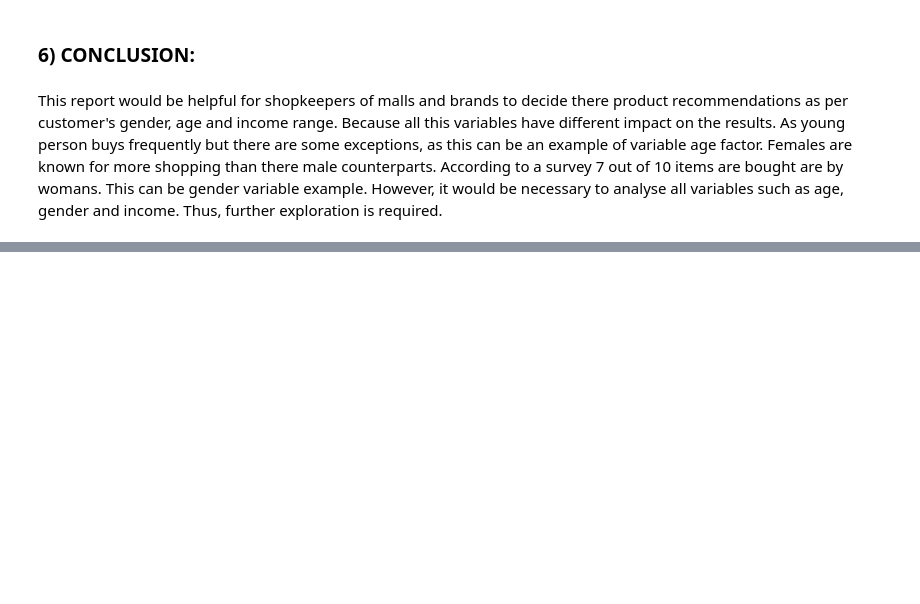
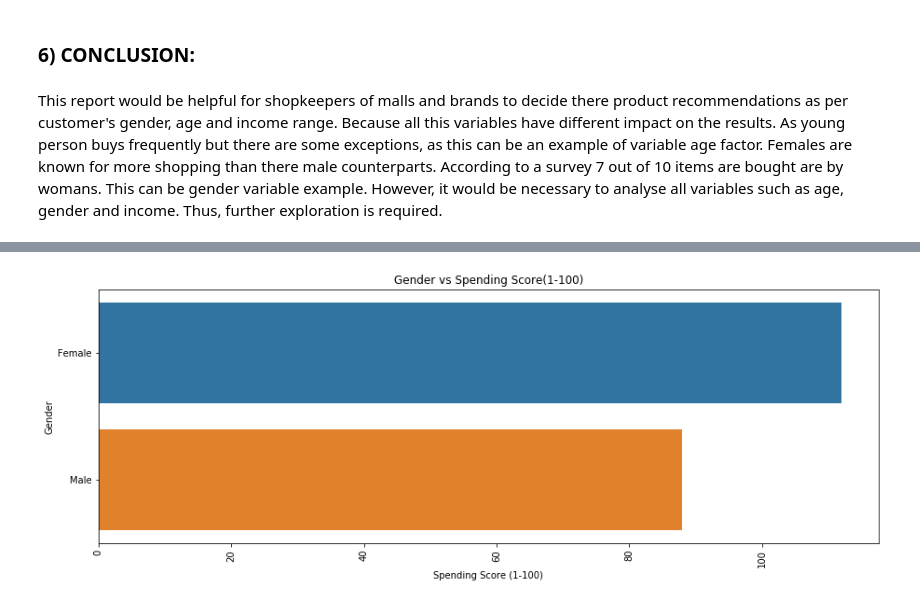
Before and after one commit to ritiksarda/Coursera_Capstone, a Jupyter notebook: FINAL CAPSTONE.ipynb, the cells around one changed output, grey strips where cells are left out. Cells and saved outputs as stored; diff of their text form; code cells hidden in the pictures; blank space fills up the shorter version.

```diff
--- a/FINAL CAPSTONE.ipynb
+++ b/FINAL CAPSTONE.ipynb
@@ -30,0 +132,20 @@ This report would be helpful for shopkeepers of malls and brands to decide there
+# %%
+# Group dataframe
+makes = df[['Gender', 'Spending Score (1-100)']].groupby('Gender').count()
+
+# Reset Index
+makes = makes.reset_index()
+
+# Resize plot
+plt.figure(figsize=(15,5))
+
+# Update axis rotation
+plt.xticks(rotation=90)
+
+# Create barplot
+sns.barplot(y='Gender', x='Spending Score (1-100)', data=makes)
+plt.title('Gender vs Spending Score(1-100)')
+# Render plot
+plt.show()
+# %% [output]
+[figure, added]
```
Also changed, not shown: parts of 57 cells of this notebook.
